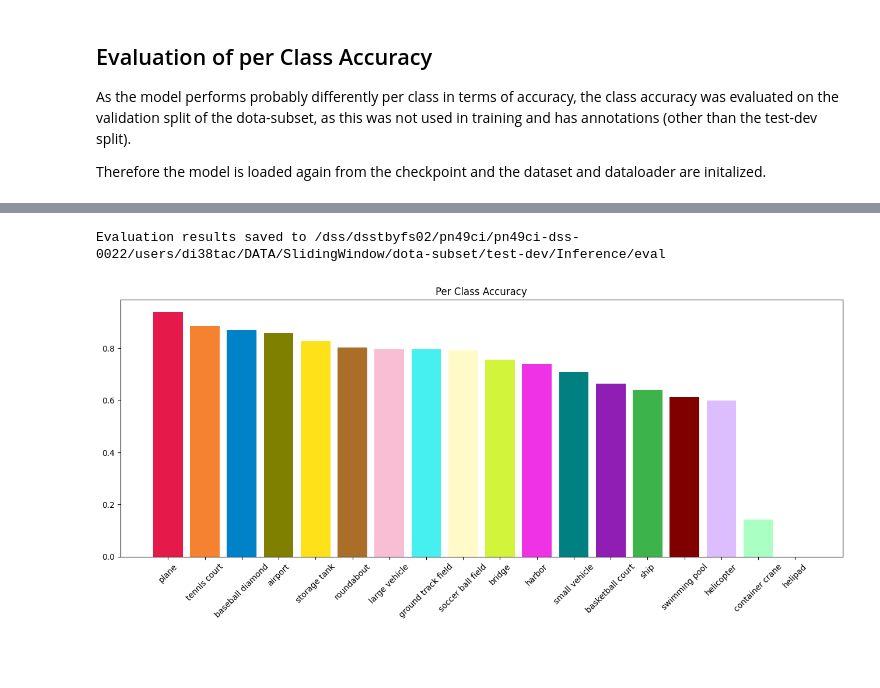
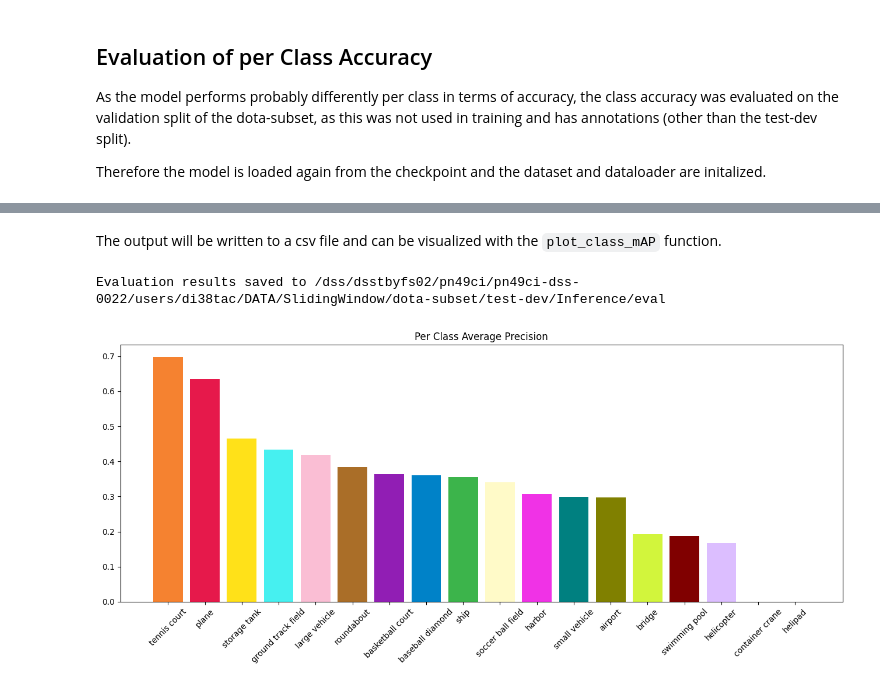
Before and after one commit to Siedrid/DOTA-Net, a Jupyter notebook: code/03-DOTA_Inference_visualizations.ipynb, the cells around one changed output, grey strips where cells are left out. Cells and saved outputs as stored; diff of their text form; code cells hidden in the pictures; blank space fills up the shorter version.

```diff
--- a/code/03-DOTA_Inference_visualizations.ipynb
+++ b/code/03-DOTA_Inference_visualizations.ipynb
@@ -204 +165,3 @@ Mean Average Precision (mAP): 0.3468
+# %% [markdown]
+The output will be written to a csv file and can be visualized with the `plot_class_mAP` function.
 # %%
@@ -213,11 +178,11 @@ print(f"Evaluation results saved to {out_path}")
 # %% [output]
 Evaluation results saved to /dss/dsstbyfs02/pn49ci/pn49ci-dss-0022/users/di38tac/DATA/SlidingWindow/dota-subset/test-dev/Inference/eval
 # %%
-from utils.visualization import plot_class_accuracy
+from utils.visualization import plot_class_mAP
 import pandas as pd
 
-df_path = "/dss/dsstbyfs02/pn49ci/pn49ci-dss-0022/users/di38tac/DATA/SlidingWindow/dota-subset/test-dev/Inference/eval/exp_003_dota_val_class_accuracy.csv"
+df_path = INFERENCE_DIR / 'eval' / f"{EXPERIMENT_ID}_{DOTA_SET}_{SPLIT}_class_mAP.csv"
 df = pd.read_csv(df_path)
-plot_class_accuracy(df)
+plot_class_mAP(df)
 # %% [output]
-[figure, old version]
+[figure, new version]
```
Also changed, not shown: parts of 6 cells of this notebook, 1 other file.
